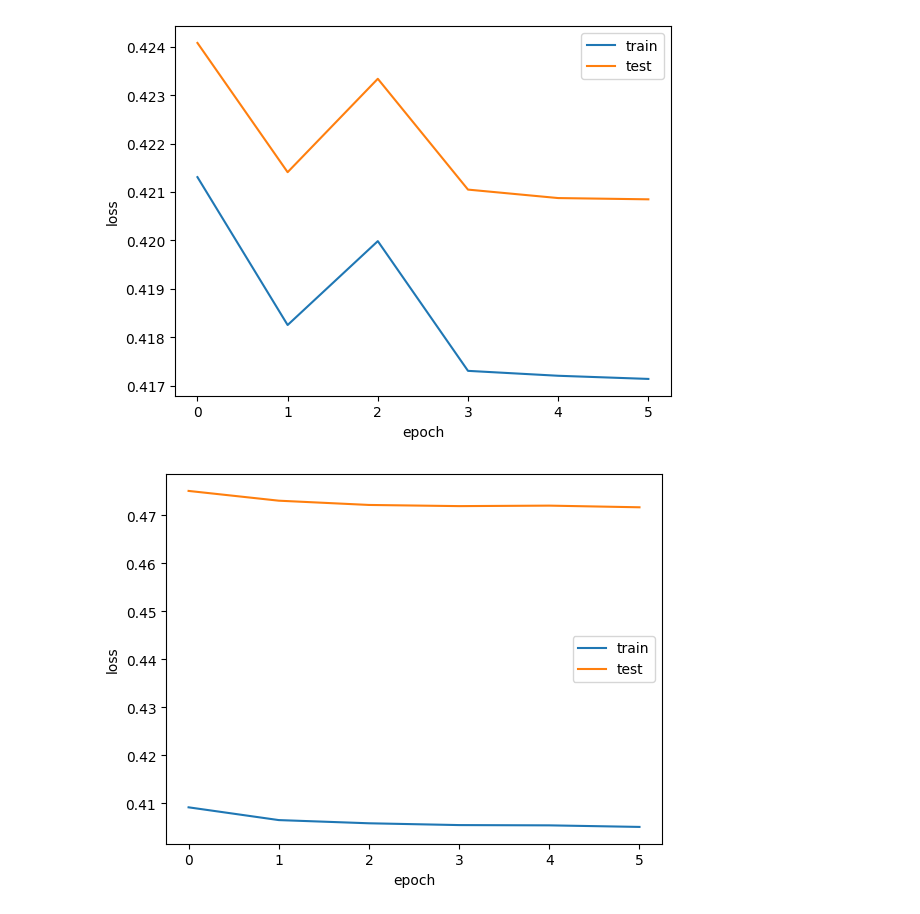
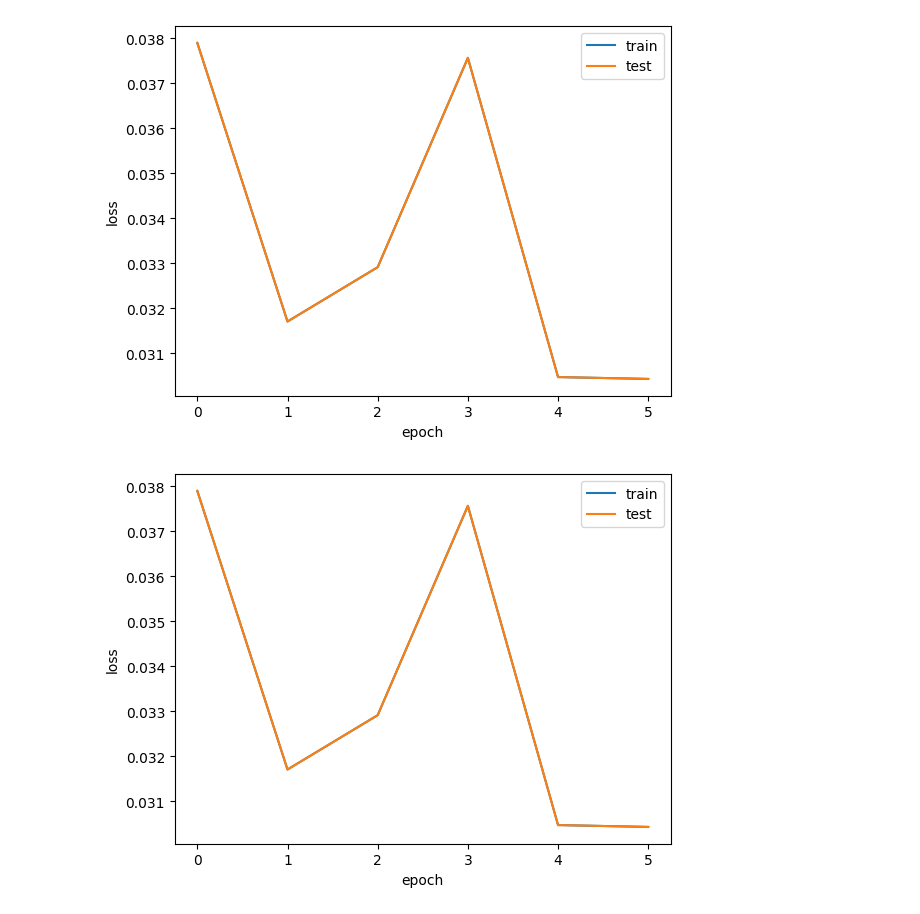
Before and after one commit to open-spaced-repetition/spaced-repetition-algorithm-metric, a Jupyter notebook: ICILoss.ipynb, the cells around one changed output. Saved outputs shown, nothing was run; the diff lists cells and outputs as text; code cells hidden in the pictures.

```diff
--- a/ICILoss.ipynb
+++ b/ICILoss.ipynb
@@ -160,26 +147,15 @@ n_splits: int = 5
 batch_size: int = 512
 verbose: bool = True
 
-
-w = []
-plots = []
-sgkf = StratifiedGroupKFold(n_splits=n_splits)
-for train_index, test_index in sgkf.split(dataset, dataset["i"], dataset["group"]):
-    train_set = dataset.iloc[train_index].copy()
-    test_set = dataset.iloc[test_index].copy()
-    trainer = Trainer(
-        train_set,
-        test_set,
-        optimizer.init_w,
-        n_epoch=n_epoch,
-        lr=lr,
-        batch_size=batch_size,
-    )
-    w.append(trainer.train(verbose=verbose))
-    if verbose:
-        plots.append(trainer.plot())
-
-w = np.array(w)
-avg_w = np.round(np.mean(w, axis=0), 4)
-optimizer.w = avg_w.tolist()
+trainer = Trainer(
+    dataset,
+    dataset,
+    optimizer.init_w,
+    n_epoch=n_epoch,
+    lr=lr,
+    batch_size=batch_size,
+)
+trainer.loss_fn = ICILoss()
+optimizer.w = trainer.train(verbose=verbose)
+trainer.plot()
 # %% [output]
@@ -275,2 +182,2 @@ w: [0.3474, 0.3474, 1.592, 90.5314, 2.9971, 1.5505, 1.2332, 0.0, 1.58, 0.1434, 1
-[figure, old version]
+[figure, new version]
-[figure, old version]
+[figure, new version]
```
Also changed, not shown: parts of 5 cells of this notebook.
